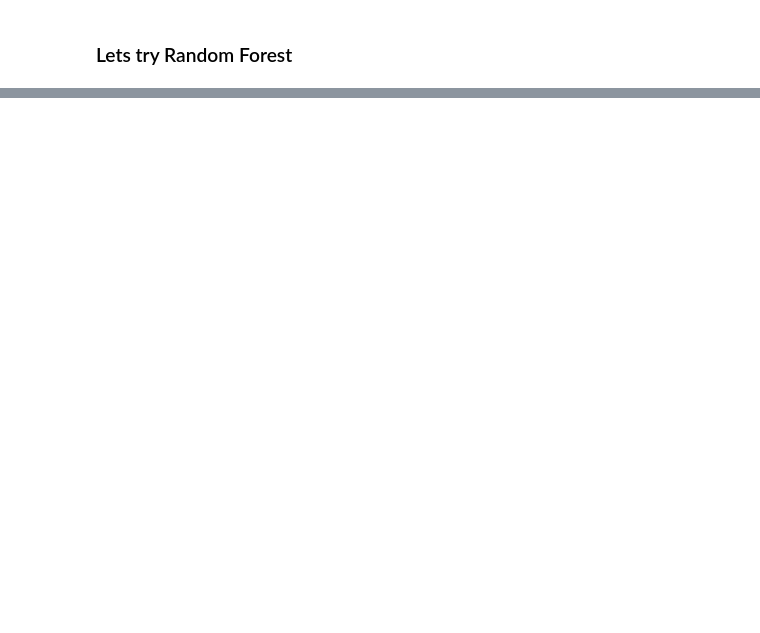
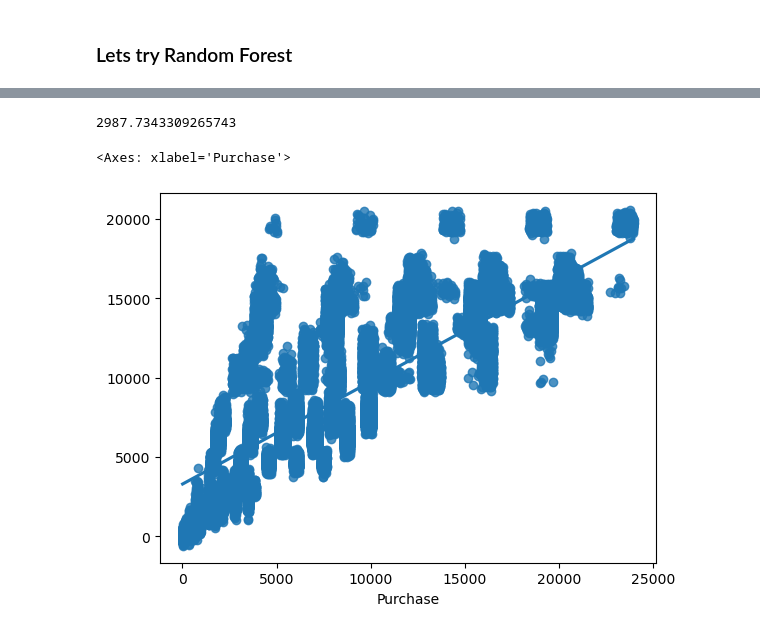
Before and after one commit to umais2005/BlackFridaySale-Analysis, a Jupyter notebook: BlackFriday Model.ipynb, the cells around one changed output, grey strips where cells are left out. Saved outputs shown, nothing was run; the diff lists cells and outputs as text; code cells hidden in the pictures; blank space fills up the shorter version.

```diff
--- a/BlackFriday Model.ipynb
+++ b/BlackFriday Model.ipynb
@@ -180,4 +176,4 @@ dtype: float64
 ### Lets try Random Forest
 # %%
 from sklearn.ensemble import RandomForestRegressor
-for_reg = make_pipeline(preprocessing, RandomForestRegressor())
+for_reg = make_pipeline(preprocessing, RandomForestRegressor(max_depth=6))
@@ -183,0 +182,2 @@ for_reg = make_pipeline(preprocessing, RandomForestRegressor())
+# %%
+lin_reg = make_pipeline(preprocessing, LinearRegression())
@@ -185,0 +244,2 @@ for_reg.fit(X_train, y_train)
+# %%
+lin_reg.fit(X_train, y_train)
@@ -185,0 +264,2 @@ for_reg.fit(X_train, y_train)
+# %%
+lin_reg_predictions = lin_reg.predict(X_test)
@@ -185,0 +268,9 @@ for_reg.fit(X_train, y_train)
+# %%
+test_rmse
+# %% [output]
+2987.7343309265743
+# %%
+sns.regplot(x=y_test, y=lin_reg_predictions)
+# %% [output]
+<Axes: xlabel='Purchase'>
+[figure, added]
```
Also changed, not shown: parts of 16 cells of this notebook.
